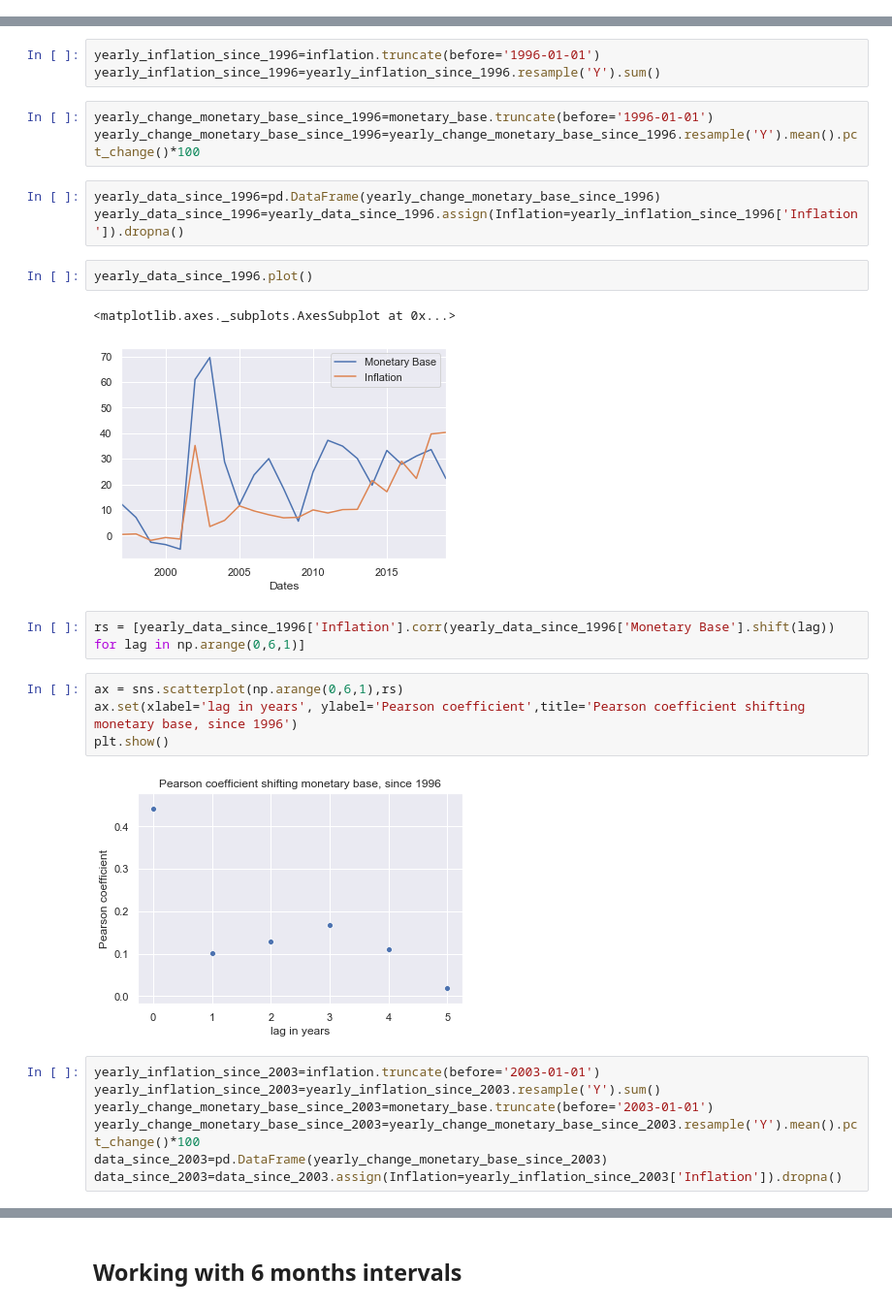
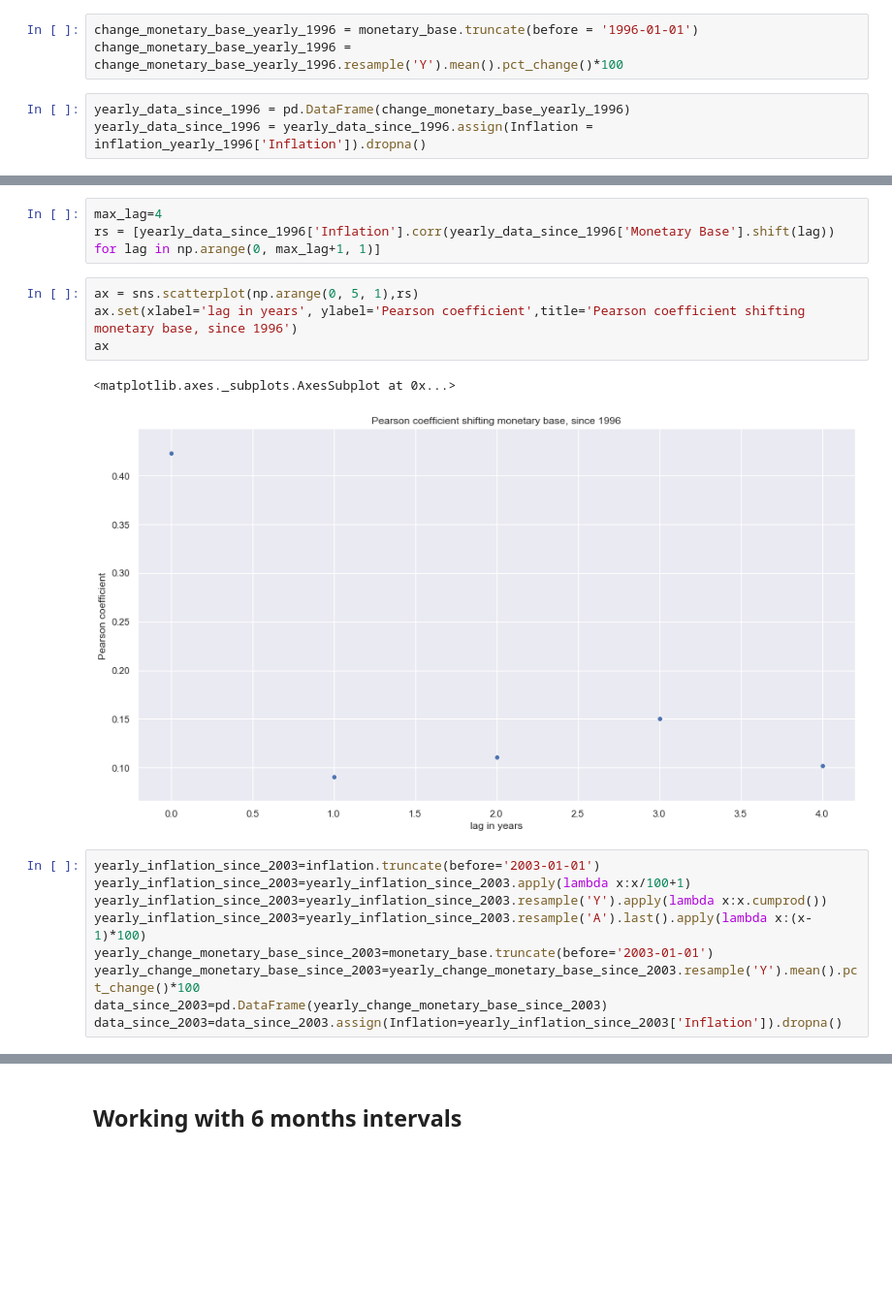
Before and after one commit to lambdaclass/finance_playground, a Jupyter notebook: notebooks/cmb_inflation/Correlation.ipynb, the cells around one changed output, grey strips where cells are left out. Shown at 97% size. Cells and saved outputs as stored; diff of their text form; blank space fills up the shorter version.

```diff
--- a/notebooks/cmb_inflation/Correlation.ipynb
+++ b/notebooks/cmb_inflation/Correlation.ipynb
@@ -22 +42,7 @@ monetary_base=monetary_base.drop(['Dates'],axis=1)
+# %%
+change_monetary_base_yearly_1996 = monetary_base.truncate(before = '1996-01-01')
+change_monetary_base_yearly_1996 = change_monetary_base_yearly_1996.resample('Y').mean().pct_change()*100
+# %%
+yearly_data_since_1996 = pd.DataFrame(change_monetary_base_yearly_1996)
+yearly_data_since_1996 = yearly_data_since_1996.assign(Inflation = inflation_yearly_1996['Inflation']).dropna()
 # %%
@@ -32,28 +69,18 @@ monetary_base.plot()
-# %%
-yearly_inflation_since_1996=inflation.truncate(before='1996-01-01')
-yearly_inflation_since_1996=yearly_inflation_since_1996.resample('Y').sum()
-# %%
-yearly_change_monetary_base_since_1996=monetary_base.truncate(before='1996-01-01')
-yearly_change_monetary_base_since_1996=yearly_change_monetary_base_since_1996.resample('Y').mean().pct_change()*100
-# %%
-yearly_data_since_1996=pd.DataFrame(yearly_change_monetary_base_since_1996)
-yearly_data_since_1996=yearly_data_since_1996.assign(Inflation=yearly_inflation_since_1996['Inflation']).dropna()
-# %%
-yearly_data_since_1996.plot()
-# %% [output]
-<matplotlib.axes._subplots.AxesSubplot at 0x...>
-[figure, removed]
 # %%
-rs = [yearly_data_since_1996['Inflation'].corr(yearly_data_since_1996['Monetary Base'].shift(lag)) for lag in np.arange(0,6,1)]
+max_lag=4
+rs = [yearly_data_since_1996['Inflation'].corr(yearly_data_since_1996['Monetary Base'].shift(lag)) for lag in np.arange(0, max_lag+1, 1)]
 # %%
-ax = sns.scatterplot(np.arange(0,6,1),rs)
+ax = sns.scatterplot(np.arange(0, 5, 1),rs)
 ax.set(xlabel='lag in years', ylabel='Pearson coefficient',title='Pearson coefficient shifting monetary base, since 1996')
-plt.show()
+ax
 # %% [output]
+<matplotlib.axes._subplots.AxesSubplot at 0x...>
-[figure, old version]
+[figure, new version]
 # %%
 yearly_inflation_since_2003=inflation.truncate(before='2003-01-01')
-yearly_inflation_since_2003=yearly_inflation_since_2003.resample('Y').sum()
+yearly_inflation_since_2003=yearly_inflation_since_2003.apply(lambda x:x/100+1)
+yearly_inflation_since_2003=yearly_inflation_since_2003.resample('Y').apply(lambda x:x.cumprod())
+yearly_inflation_since_2003=yearly_inflation_since_2003.resample('A').last().apply(lambda x:(x-1)*100)
 yearly_change_monetary_base_since_2003=monetary_base.truncate(before='2003-01-01')
 yearly_change_monetary_base_since_2003=yearly_change_monetary_base_since_2003.resample('Y').mean().pct_change()*100
 data_since_2003=pd.DataFrame(yearly_change_monetary_base_since_2003)
```
Also changed, not shown: parts of 28 cells of this notebook.
